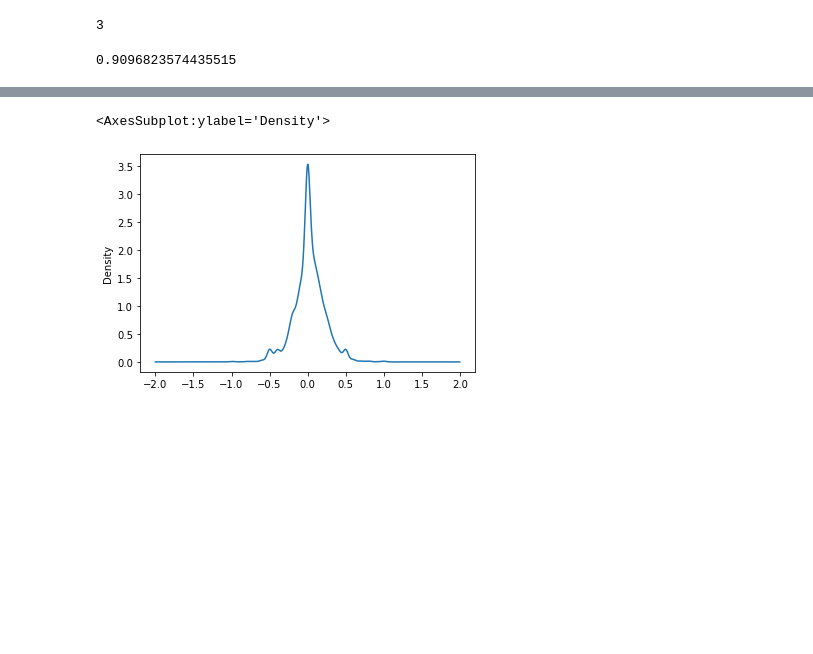
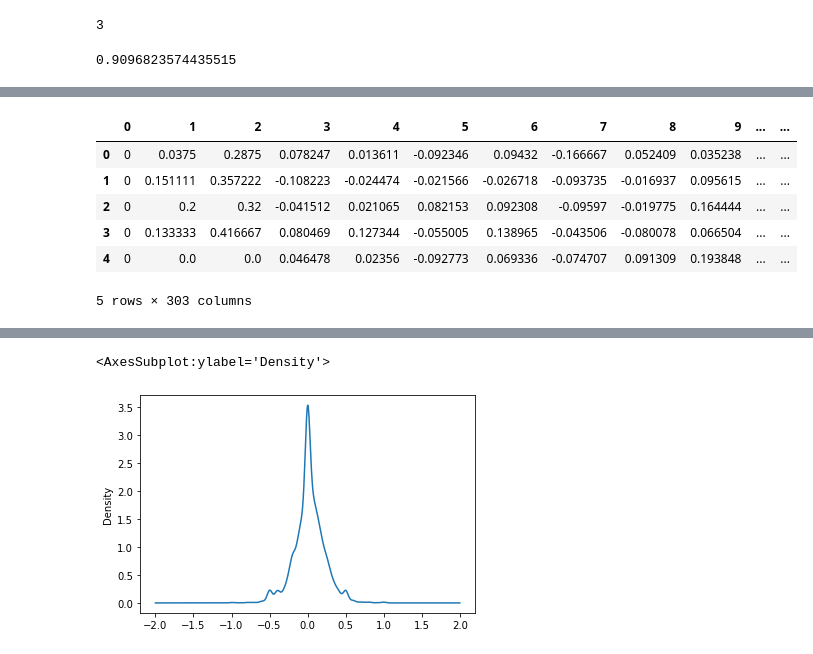
Before and after one commit to patoba/Patronizing_and_Condescending_Language_Detection, a Jupyter notebook: prueba_general.ipynb, the cells around one changed output, grey strips where cells are left out. Saved outputs shown, nothing was run; the diff lists cells and outputs as text; code cells hidden in the pictures; blank space fills up the shorter version.

```diff
--- a/prueba_general.ipynb
+++ b/prueba_general.ipynb
@@ -64,15 +81,14 @@ data = data[~data.text.isna()]
 X = data['text']
 y = data['label']
 pipe1 = Pipeline(steps=[('limpieza', Limpieza()),
-                         ('tokenize', Tokenize()),
-                        ('remove_stopwords', RemoveWords()),
-                        ('obtener_tags', GetTags(tag_list = common_tag_list)),
+                           ('tokenize', Tokenize()),
+                           ('remove_stopwords', RemoveWords()),
+                           ('obtener_tags', GetTags(tag_list = common_tag_list)),
+                           ('get_base', GetBase()),
 
-                         ('untokenize', UnTokenize()),
-                         ('word2vec', GetSentenceEmbedding(replace= True)),
-                         ('svm', SVC())
-                        ])
-res = pipe1.fit(X,y)
+                           ('word2vec', GetSentenceEmbedding(method=np.mean))
+                          ])
+res = pipe1.fit_transform(X,y)
 
 #Naive bayes cuando hagamos stemming,
 # %% [output]
@@ -163,3 +177,19 @@ data_sentimiento.head()
 | 4 | NUEVA ERA , Ilocos Norte - No fam... | 0.0 | 0.0 | 0 |
 # %%
 data_sentimiento.columns = ['text','polarity','subjectivity', 'label']
+# %%
+data_sentimiento = data_sentimiento[~data_sentimiento.text.isna()]
+# %%
+data_sentimiento.label = data_sentimiento.label.astype(int)
+# %%
+df_out = pd.DataFrame(pd.np.column_stack([data_sentimiento[['label','polarity','subjectivity']], res]))
+# %%
+df_out.head()
+# %% [output]
+|  | 0 | 1 | 2 | 3 | 4 | 5 | 6 | 7 | 8 | 9 | ... | ... |
+| 0 | 0 | 0.0375 | 0.2875 | 0.078247 | 0.013611 | -0.092346 | 0.09432 | -0.166667 | 0.052409 | 0.035238 | ... | ... |
+| 1 | 0 | 0.151111 | 0.357222 | -0.108223 | -0.024474 | -0.021566 | -0.026718 | -0.093735 | -0.016937 | 0.095615 | ... | ... |
+| 2 | 0 | 0.2 | 0.32 | -0.041512 | 0.021065 | 0.082153 | 0.092308 | -0.09597 | -0.019775 | 0.164444 | ... | ... |
+| 3 | 0 | 0.133333 | 0.416667 | 0.080469 | 0.127344 | -0.055005 | 0.138965 | -0.043506 | -0.080078 | 0.066504 | ... | ... |
+| 4 | 0 | 0.0 | 0.0 | 0.046478 | 0.02356 | -0.092773 | 0.069336 | -0.074707 | 0.091309 | 0.193848 | ... | ... |
+5 rows × 303 columns
```
Also changed, not shown: parts of 18 cells of this notebook, 1 other file.
